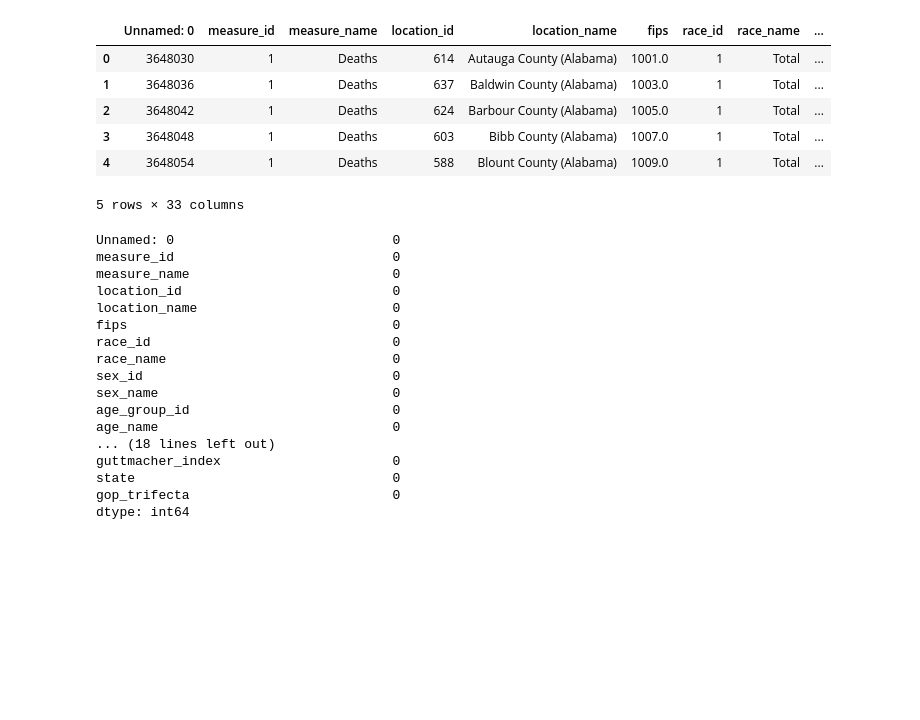
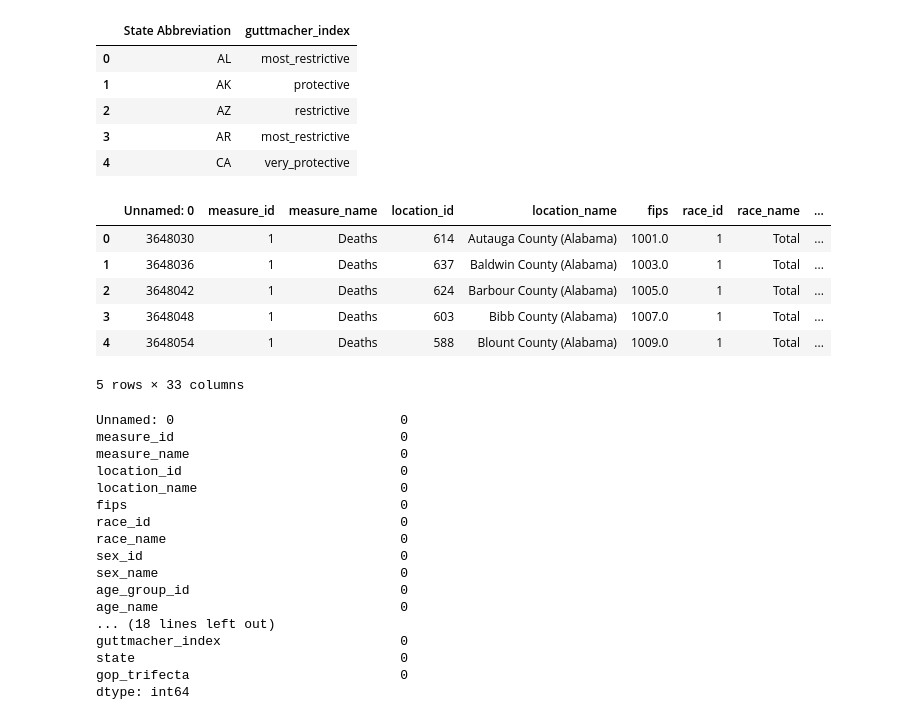
Before and after one commit to sarahmathey/ppol5203_final_project, a Jupyter notebook: main_analysis.ipynb, the cells around one changed output. Drawn from its saved outputs; the diff is of its cells as text; code cells hidden in the pictures; blank space fills up the shorter version.

```diff
--- a/main_analysis.ipynb
+++ b/main_analysis.ipynb
@@ -62,3 +69,12 @@ maternal_mortality = pd.merge(maternal_mortality, states, how ='left', left_on =
+# %%
+abortion_laws_index_target_var.head()
+# %% [output]
+|  | State Abbreviation | guttmacher_index |
+| 0 | AL | most_restrictive |
+| 1 | AK | protective |
+| 2 | AZ | restrictive |
+| 3 | AR | most_restrictive |
+| 4 | CA | very_protective |
 # %%
 #'State Abbreviation`, 'guttmacher_index'
 abortion_laws_index_target_var = abortion_laws_index[['State Abbreviation','guttmacher_index']]
```
Also changed, not shown: parts of 14 cells of this notebook, 16 other files.
